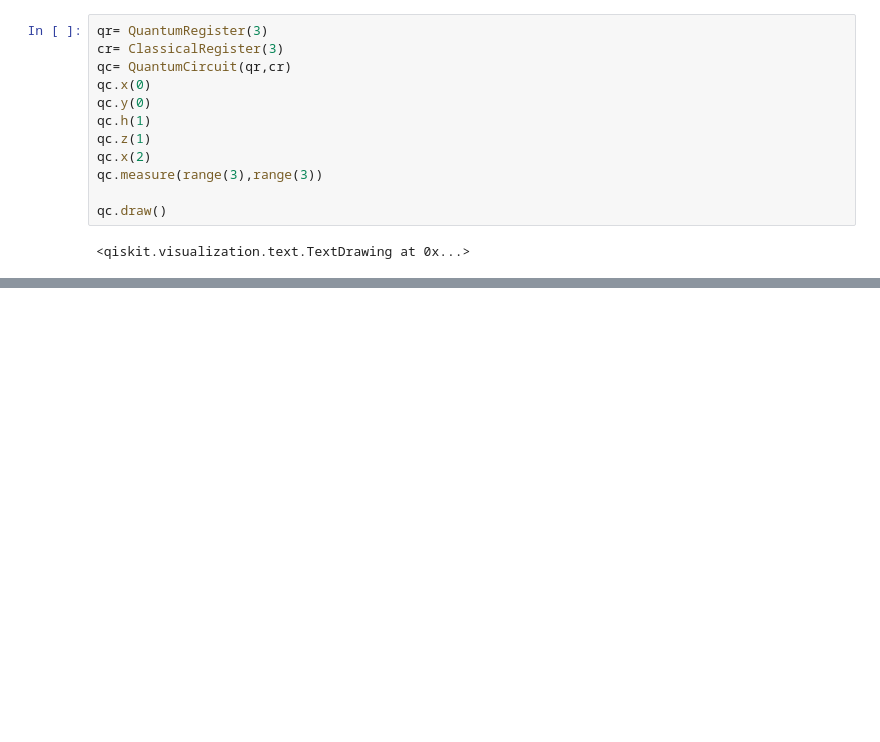
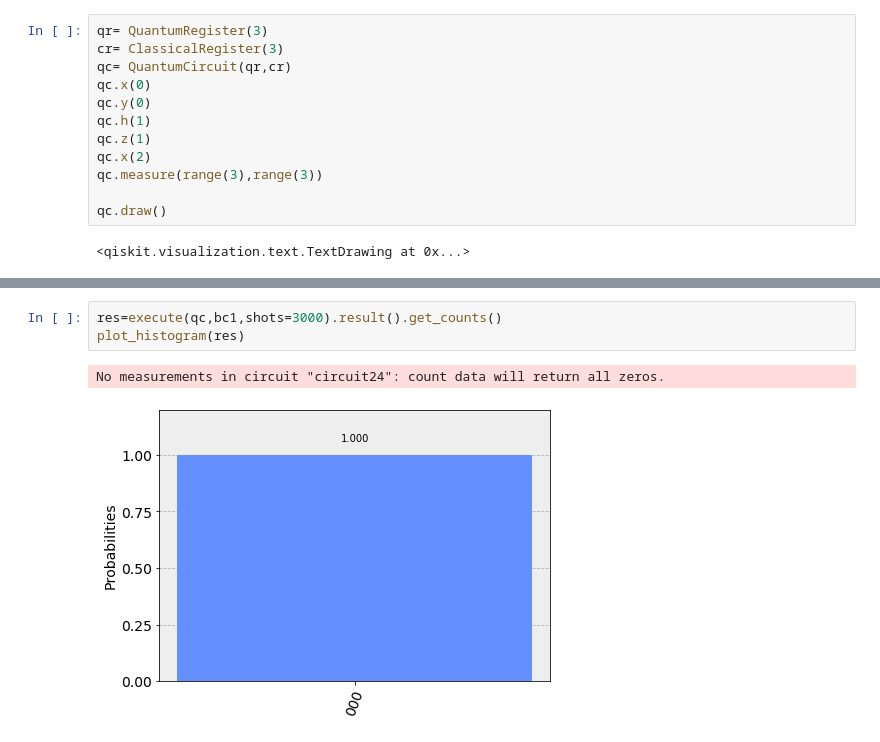
Before and after one commit to shashanka300/QC-practice, a Jupyter notebook: practice/gate observation.ipynb, the cells around one changed output, grey strips where cells are left out. Drawn from its saved outputs; the diff is of its cells as text; blank space fills up the shorter version.

```diff
--- a/practice/gate observation.ipynb
+++ b/practice/gate observation.ipynb
@@ -276,0 +296,6 @@ plot_histogram(res)
+# %%
+res=execute(qc,bc1,shots=3000).result().get_counts()
+plot_histogram(res)
+# %% [output]
+No measurements in circuit "circuit24": count data will return all zeros.
+[figure, added]
```
Also changed, not shown: parts of 4 cells of this notebook.
